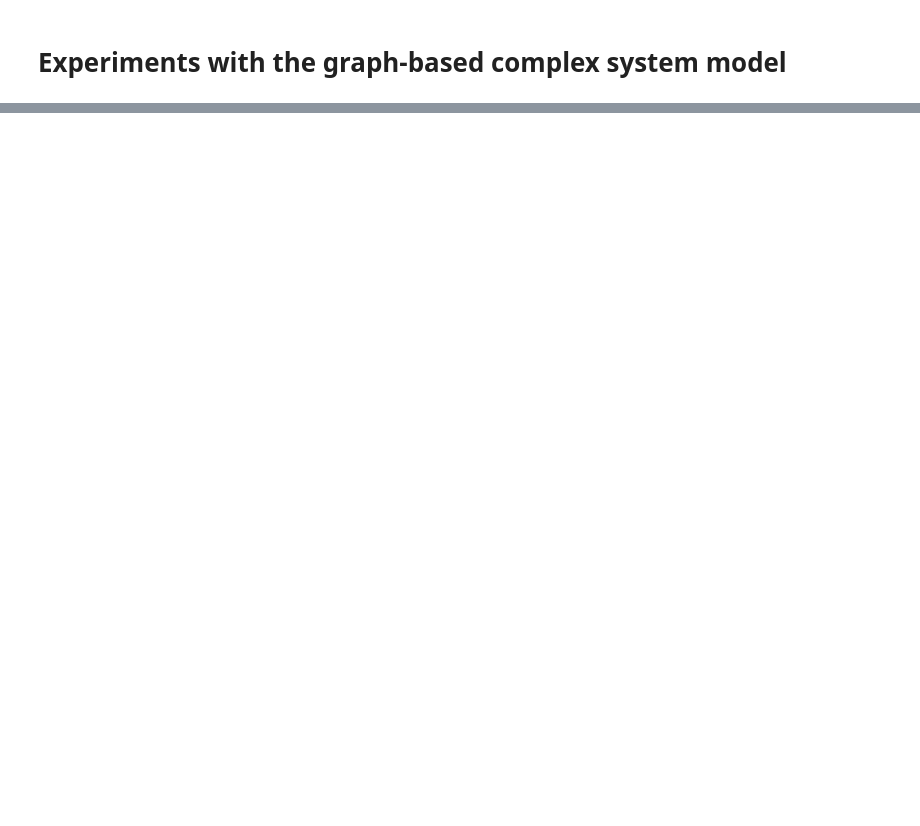
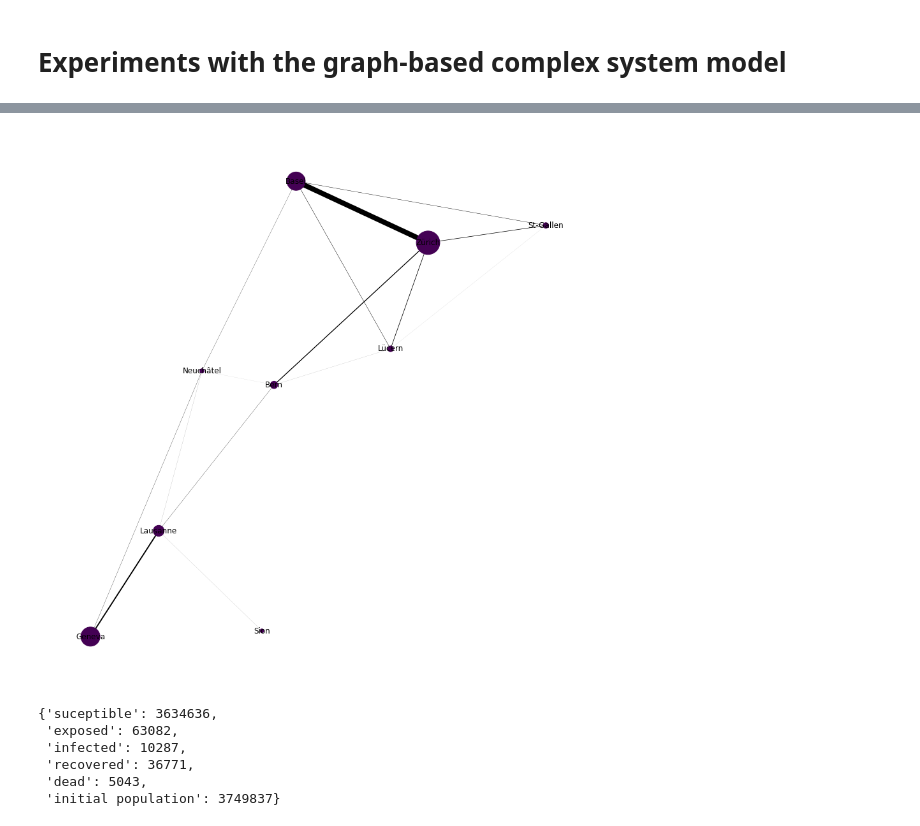
Before and after one commit to RenardDesNeiges/EpidemicsSimulator, a Jupyter notebook: model_experiments.ipynb, the cells around one changed output, grey strips where cells are left out. Cells and saved outputs as stored; diff of their text form; code cells hidden in the pictures; blank space fills up the shorter version.

```diff
--- a/model_experiments.ipynb
+++ b/model_experiments.ipynb
@@ -170,0 +176,38 @@ plot()
+# %%
+from matplotlib import cm
+import matplotlib.animation as pltan
+from matplotlib.colors import ListedColormap
+inferno = cm.get_cmap('inferno', 256)# create new hsv colormaps in range of 0.3 (green) to 0.7 (blue)
+newcmp = ListedColormap(inferno(np.linspace(0, 1e-3, 256)))
+
+fig, ax = plt.subplots(1)
+
+def update(t, ax):
+    ax.clear()
+    cmap = []
+    for c in dyn.cities:
+        cmap.append(np.log(city_history[t][c]['infected']/city_history[-1][c]['initial population']+1))
+    plt.clf()
+    nx.draw(dyn.map,
+            with_labels=True,
+            pos=dyn.pos_map,
+            node_size=[dyn.map.nodes[n]['pop']/1000 for n in dyn.map.nodes()],
+            width=[dyn.map.edges[e]['tau']*10 for e in dyn.map.edges()],
+            node_color=cmap,
+            )
+
+# ani = pltan.FuncAnimation(fig, update, frames=6, interval=10, repeat=True)
+# plt.savefig('a.gif')
+update(450, ax)
+plt.show()
+# %% [output]
+[figure, added]
+# %%
+total_history[20]
+# %% [output]
+{'suceptible': 3634636,
+ 'exposed': 63082,
+ 'infected': 10287,
+ 'recovered': 36771,
+ 'dead': 5043,
+ 'initial population': 3749837}
```
Also changed, not shown: parts of 4 cells of this notebook, 3 other files.
